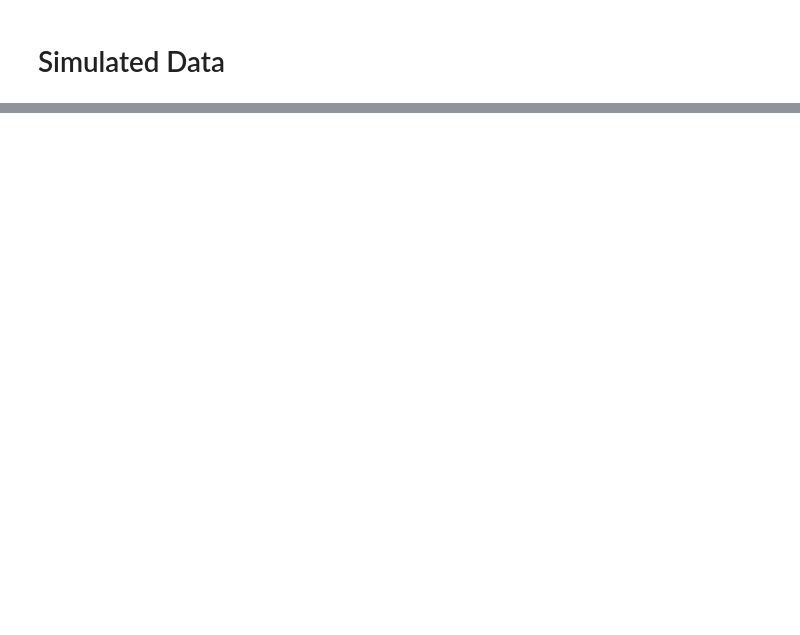
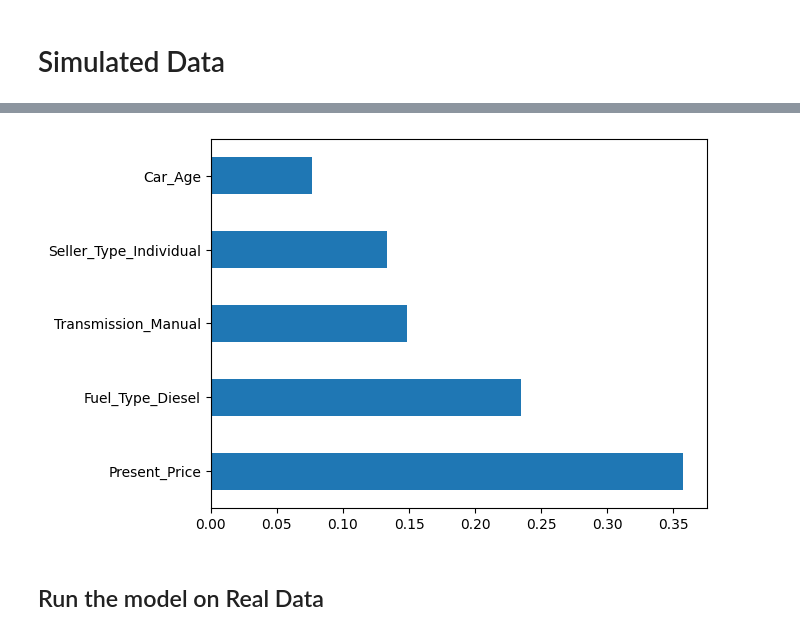
Before and after one commit to iamharkirat/EDA, a Jupyter notebook: STP540_Single_Layer_Neural_Network_2.ipynb, the cells around one changed output, grey strips where cells are left out. Cells and saved outputs as stored; diff of their text form; code cells hidden in the pictures; blank space fills up the shorter version.

```diff
--- a/STP540_Single_Layer_Neural_Network_2.ipynb
+++ b/STP540_Single_Layer_Neural_Network_2.ipynb
@@ -82,0 +103,3 @@ y = np.where(X > 5, 1, 0)
+# %%
+df=pd.read_csv('car data.csv')
+df.head()
@@ -82,0 +113,11 @@ y = np.where(X > 5, 1, 0)
+# %%
+df.drop('Car_Name', axis=1, inplace=True)
+df['Current_Year']=2023
+df['Car_Age']=df['Current_Year']-df['Year']
+df.drop(['Year','Current_Year'], axis=1, inplace=True)
+final_df=pd.get_dummies(df, drop_first=True)
+# %%
+X = final_df.drop('Selling_Price', axis=1).reset_index(drop=True)
+y = final_df['Selling_Price']
+
+print(X.shape, y.shape)
@@ -83 +145,14 @@ y = np.where(X > 5, 1, 0)
+# %%
+# feature importance
+from sklearn.ensemble import ExtraTreesRegressor
+model=ExtraTreesRegressor()
+model.fit(X,y)
+
+# plot graph of feature imoprtance for better visualization
+feature_importance=pd.Series(model.feature_importances_, index=X.columns)
+feature_importance.nlargest(5).plot(kind='barh');
+# %% [output]
+[figure, added]
+# %% [markdown]
+## Run the model on Real Data
 # %%
```
Also changed, not shown: parts of 12 cells of this notebook.
